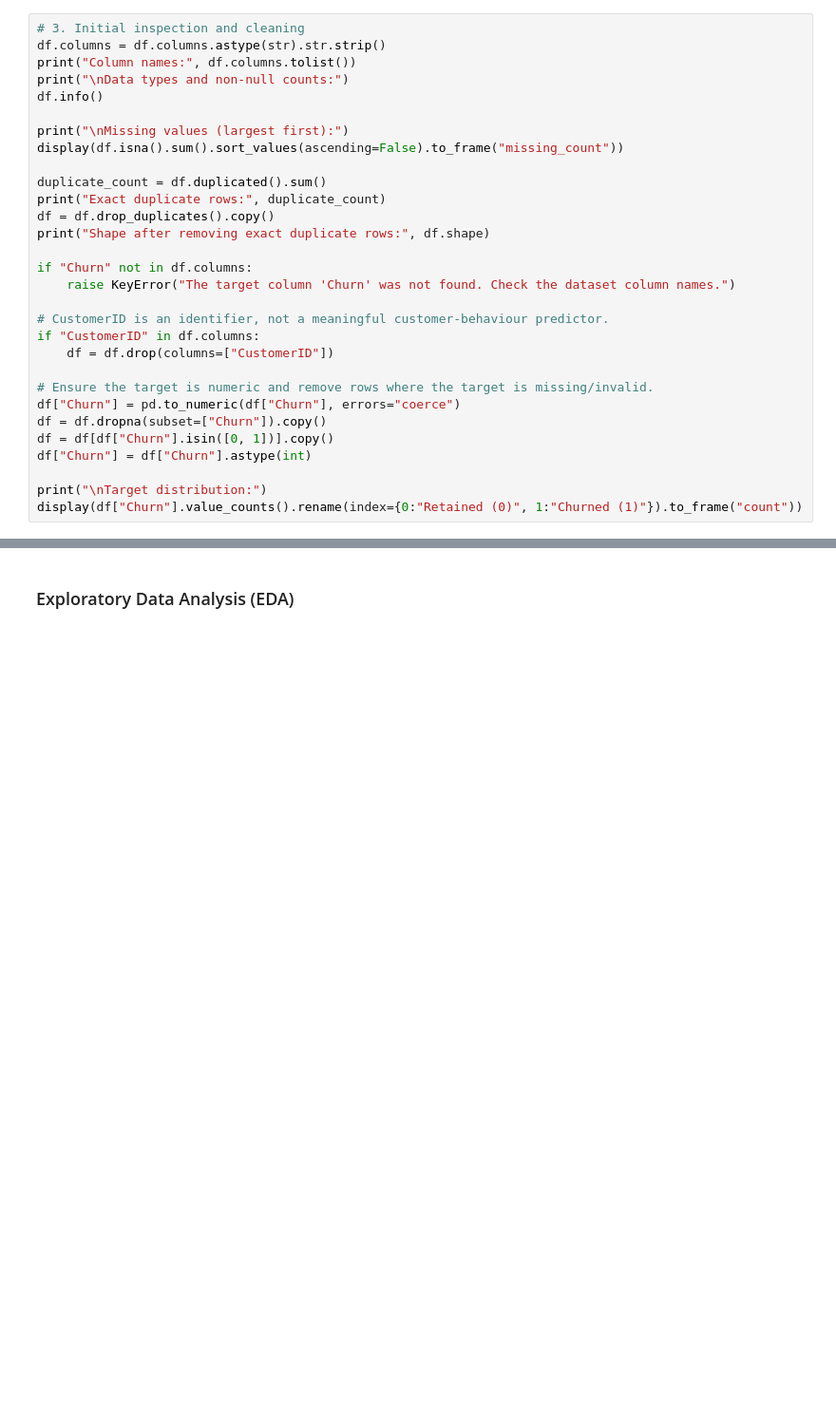
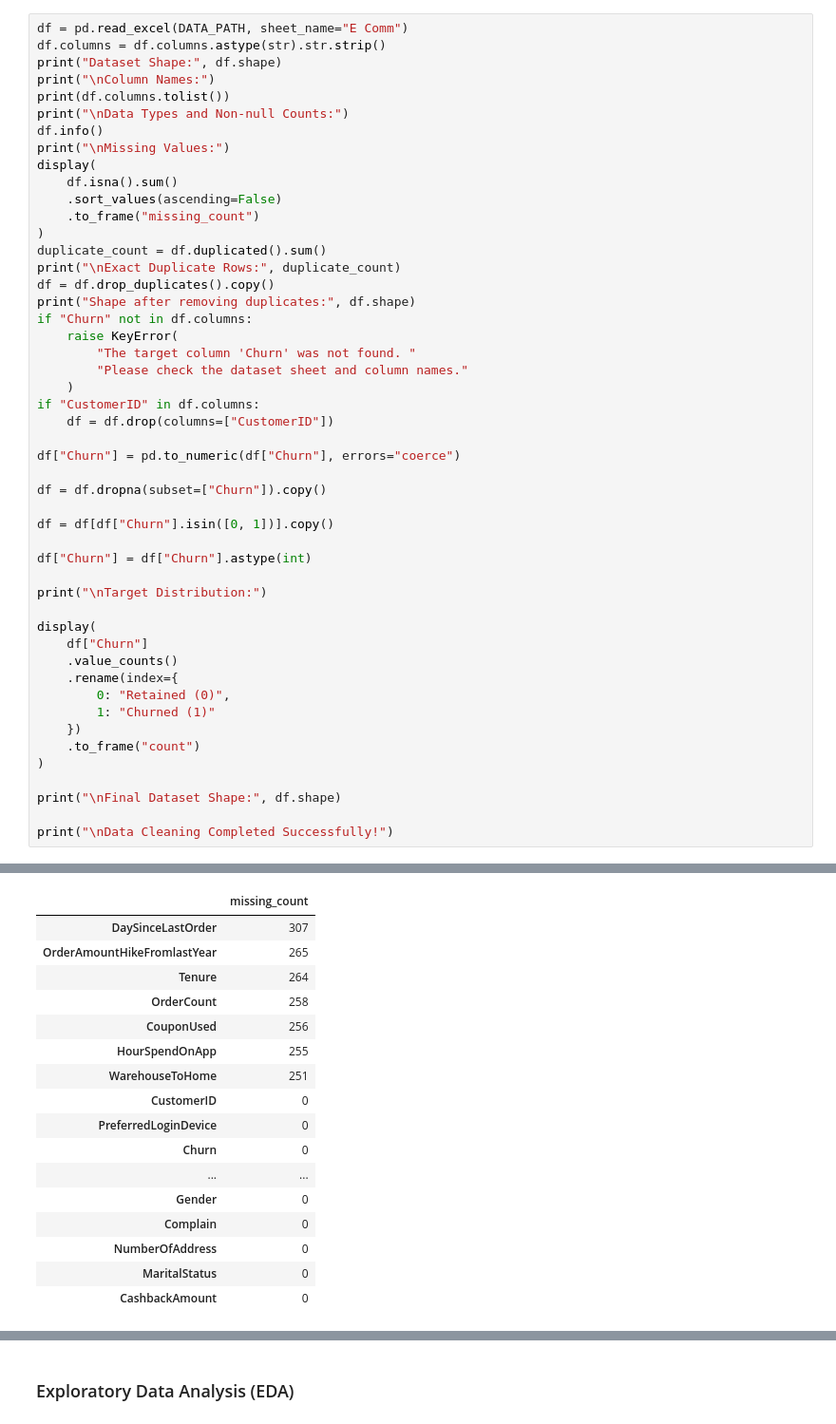
Before and after one commit to nourine11/assignment_1, a Jupyter notebook: Customer_Churn.ipynb, the cells around one changed output, grey strips where cells are left out. Shown at 95% size. Drawn from its saved outputs; the diff is of its cells as text; blank space fills up the shorter version.

```diff
--- a/Customer_Churn.ipynb
+++ b/Customer_Churn.ipynb
@@ -82,30 +66,50 @@ display(df.head())
 # %%
-# 3. Initial inspection and cleaning
+df = pd.read_excel(DATA_PATH, sheet_name="E Comm")
 df.columns = df.columns.astype(str).str.strip()
-print("Column names:", df.columns.tolist())
-print("\nData types and non-null counts:")
+print("Dataset Shape:", df.shape)
+print("\nColumn Names:")
+print(df.columns.tolist())
+print("\nData Types and Non-null Counts:")
 df.info()
-
-print("\nMissing values (largest first):")
-display(df.isna().sum().sort_values(ascending=False).to_frame("missing_count"))
-
+print("\nMissing Values:")
+display(
+    df.isna().sum()
+    .sort_values(ascending=False)
+    .to_frame("missing_count")
+)
 duplicate_count = df.duplicated().sum()
-print("Exact duplicate rows:", duplicate_count)
+print("\nExact Duplicate Rows:", duplicate_count)
 df = df.drop_duplicates().copy()
-print("Shape after removing exact duplicate rows:", df.shape)
-
+print("Shape after removing duplicates:", df.shape)
 if "Churn" not in df.columns:
-    raise KeyError("The target column 'Churn' was not found. Check the dataset column names.")
-
-# CustomerID is an identifier, not a meaningful customer-behaviour predictor.
+    raise KeyError(
+        "The target column 'Churn' was not found. "
+        "Please check the dataset sheet and column names."
+    )
 if "CustomerID" in df.columns:
     df = df.drop(columns=["CustomerID"])
 
-# Ensure the target is numeric and remove rows where the target is missing/invalid.
 df["Churn"] = pd.to_numeric(df["Churn"], errors="coerce")
+
 df = df.dropna(subset=["Churn"]).copy()
+
 df = df[df["Churn"].isin([0, 1])].copy()
+
 df["Churn"] = df["Churn"].astype(int)
 
-print("\nTarget distribution:")
-display(df["Churn"].value_counts().rename(index={0:"Retained (0)", 1:"Churned (1)"}).to_frame("count"))
+print("\nTarget Distribution:")
+
+display(
+    df["Churn"]
+    .value_counts()
+    .rename(index={
+        0: "Retained (0)",
+        1: "Churned (1)"
+    })
+    .to_frame("count")
+)
+
+print("\nFinal Dataset Shape:", df.shape)
+
+print("\nData Cleaning Completed Successfully!")
+# %% [output]
@@ -111,0 +133,17 @@ display(df["Churn"].value_counts().rename(index={0:"Retained (0)", 1:"Churned (1
+|  | missing_count |
+| DaySinceLastOrder | 307 |
+| OrderAmountHikeFromlastYear | 265 |
+| Tenure | 264 |
+| OrderCount | 258 |
+| CouponUsed | 256 |
+| HourSpendOnApp | 255 |
+| WarehouseToHome | 251 |
+| CustomerID | 0 |
+| PreferredLoginDevice | 0 |
+| Churn | 0 |
+| ... | ... |
+| Gender | 0 |
+| Complain | 0 |
+| NumberOfAddress | 0 |
+| MaritalStatus | 0 |
+| CashbackAmount | 0 |
```
Also changed, not shown: parts of 27 cells of this notebook.
